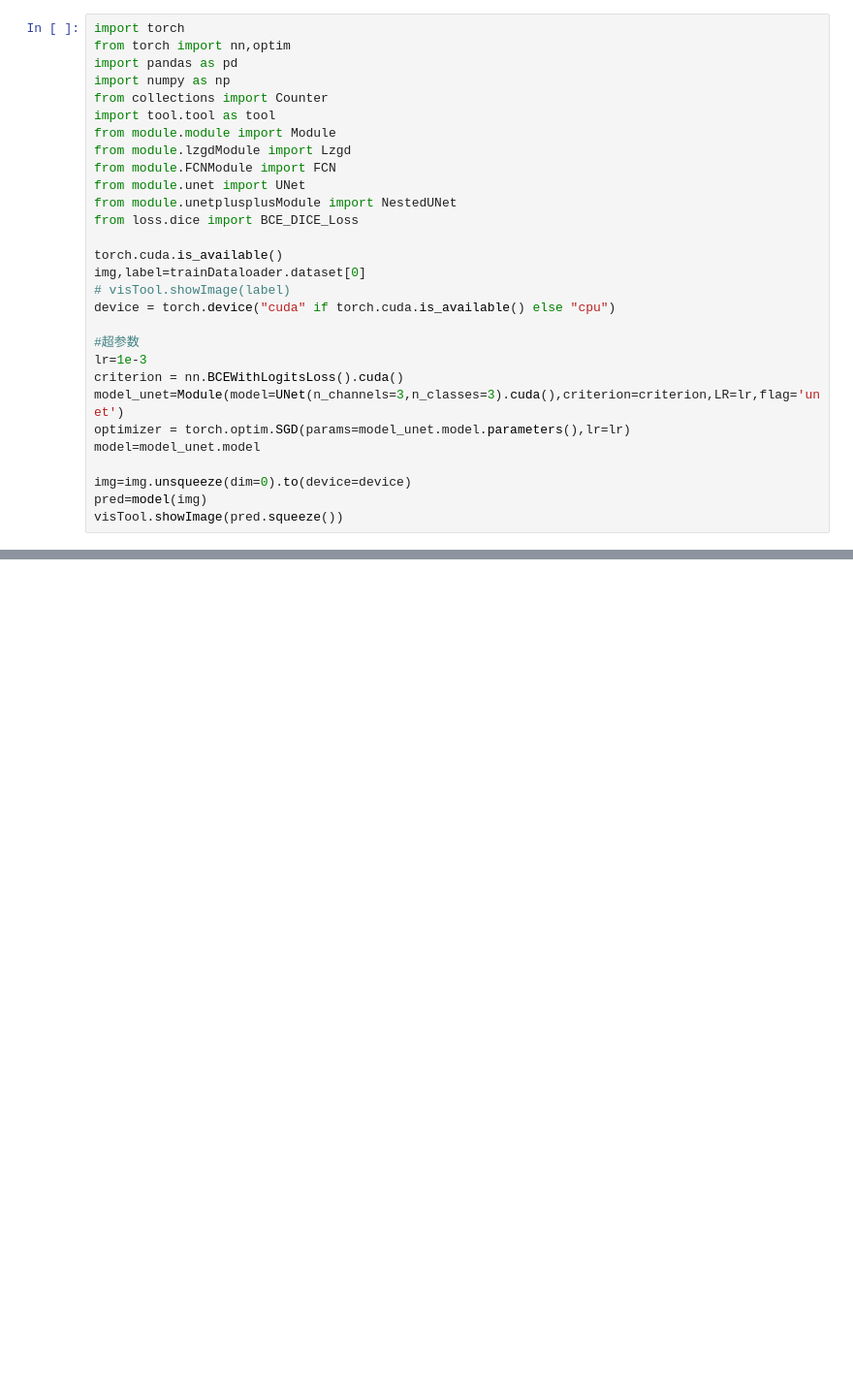
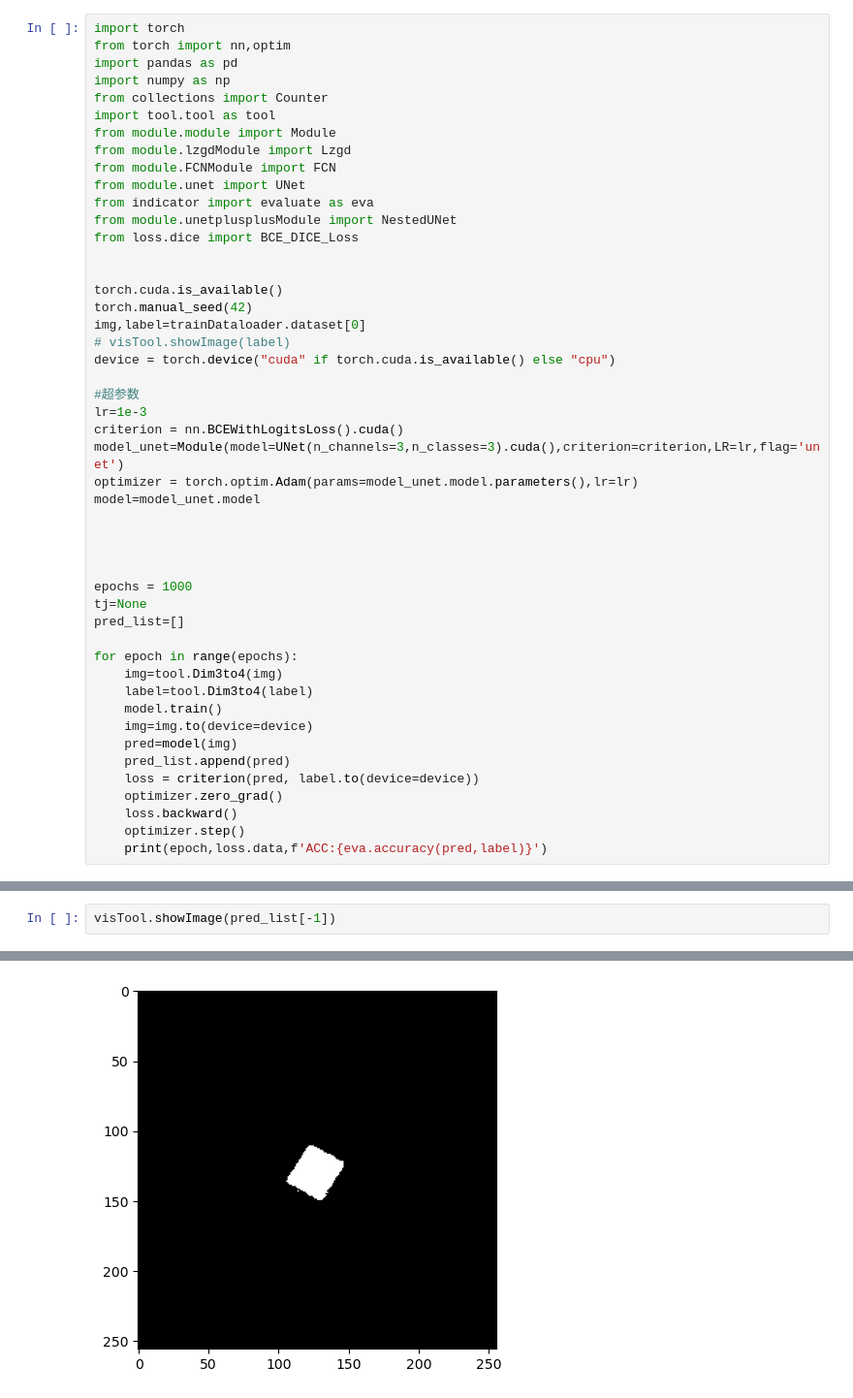
Before and after one commit to cwberror/paper, a Jupyter notebook: myMLCode_1.ipynb, the cells around one changed output, grey strips where cells are left out. Shown at 97% size. Drawn from its saved outputs; the diff is of its cells as text; blank space fills up the shorter version.

```diff
--- a/myMLCode_1.ipynb
+++ b/myMLCode_1.ipynb
@@ -35,10 +38,13 @@ from module.module import Module
 from module.lzgdModule import Lzgd
 from module.FCNModule import FCN
 from module.unet import UNet
+from indicator import evaluate as eva
 from module.unetplusplusModule import NestedUNet
 from loss.dice import BCE_DICE_Loss
 
+
 torch.cuda.is_available()
+torch.manual_seed(42)
 img,label=trainDataloader.dataset[0]
 # visTool.showImage(label)
 device = torch.device("cuda" if torch.cuda.is_available() else "cpu")
@@ -47,10 +53,26 @@ device = torch.device("cuda" if torch.cuda.is_available() else "cpu")
 lr=1e-3
 criterion = nn.BCEWithLogitsLoss().cuda()
 model_unet=Module(model=UNet(n_channels=3,n_classes=3).cuda(),criterion=criterion,LR=lr,flag='unet')
-optimizer = torch.optim.SGD(params=model_unet.model.parameters(),lr=lr)
+optimizer = torch.optim.Adam(params=model_unet.model.parameters(),lr=lr)
 model=model_unet.model
 
-img=img.unsqueeze(dim=0).to(device=device)
-pred=model(img)
-visTool.showImage(pred.squeeze())
+
+
+
+epochs = 1000
+tj=None
+pred_list=[]
+
+for epoch in range(epochs):
+    img=tool.Dim3to4(img)
+    label=tool.Dim3to4(label)
+    model.train()
+    img=img.to(device=device)
+    pred=model(img)
+    pred_list.append(pred)
+    loss = criterion(pred, label.to(device=device))
+    optimizer.zero_grad()
+    loss.backward()
+    optimizer.step()
+    print(epoch,loss.data,f'ACC:{eva.accuracy(pred,label)}')
 # %% [output]
@@ -58,0 +81,3 @@ TypeError: can't convert cuda:0 device type tensor to numpy. Use Tensor.cpu() to
+# %%
+visTool.showImage(pred_list[-1])
+# %% [output]
@@ -58,0 +85 @@ TypeError: can't convert cuda:0 device type tensor to numpy. Use Tensor.cpu() to
+[figure, added]
```
Also changed, not shown: parts of 3 cells of this notebook, 6 other files.
